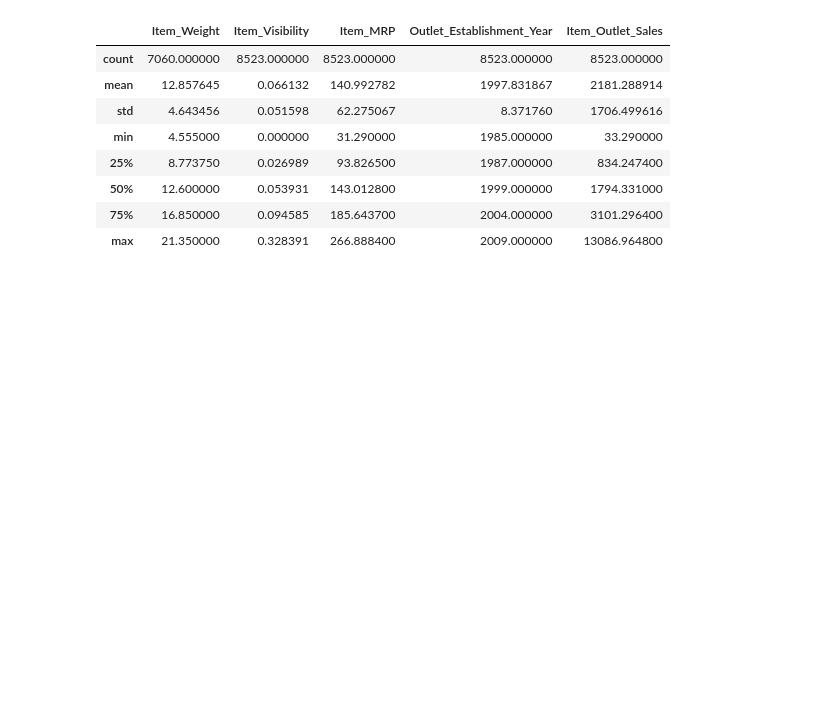
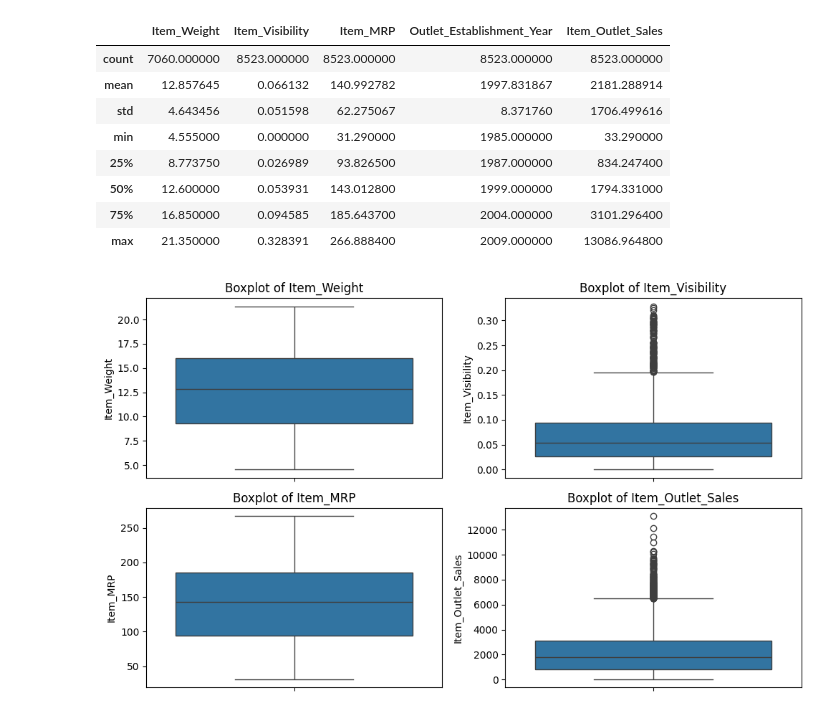
Before and after one commit to Alibubere/BigMart_Sales_Analysis, a Jupyter notebook: BigMart_Sales_Analysis.ipynb, the cells around one changed output. Cells and saved outputs as stored; diff of their text form; code cells hidden in the pictures; blank space fills up the shorter version.

Commit message:
Data Cleaning

```diff
--- a/BigMart_Sales_Analysis.ipynb
+++ b/BigMart_Sales_Analysis.ipynb
@@ -72,3 +72,20 @@ data.describe()
 | 50% | 12.600000 | 0.053931 | 143.012800 | 1999.000000 | 1794.331000 |
 | 75% | 16.850000 | 0.094585 | 185.643700 | 2004.000000 | 3101.296400 |
 | max | 21.350000 | 0.328391 | 266.888400 | 2009.000000 | 13086.964800 |
+# %%
+values = {'Item_Weight':data['Item_Weight'].mean(),'Outlet_Size':'others'}
+# %%
+data.fillna(value=values,inplace=True)
+# %%
+numerical_col = ['Item_Weight','Item_Visibility','Item_MRP','Item_Outlet_Sales']
+# %%
+plt.figure(figsize=(10,6))
+for i , col in enumerate(numerical_col,1):
+    plt.subplot(2,2,i)
+    sns.boxplot(data[col])
+    plt.title(f'Boxplot of {col}')
+
+plt.tight_layout()
+plt.show()
+# %% [output]
+[figure, added]
```
Also changed, not shown: parts of 1 cell of this notebook.
